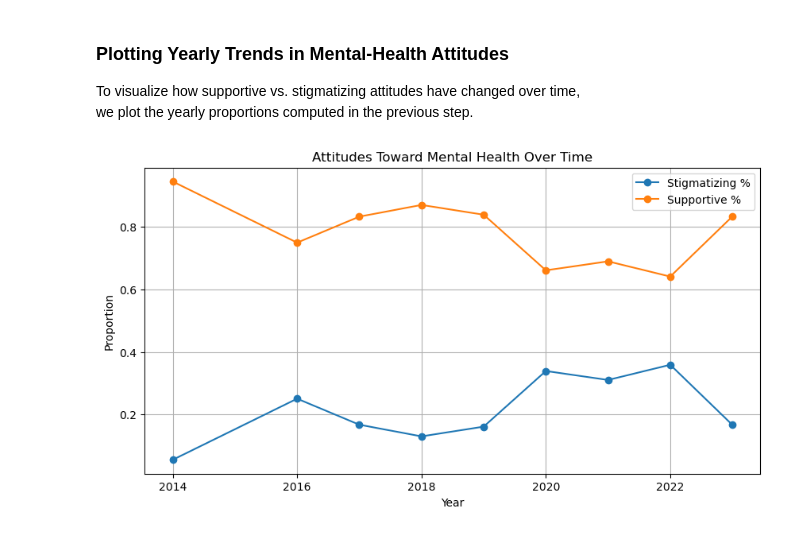
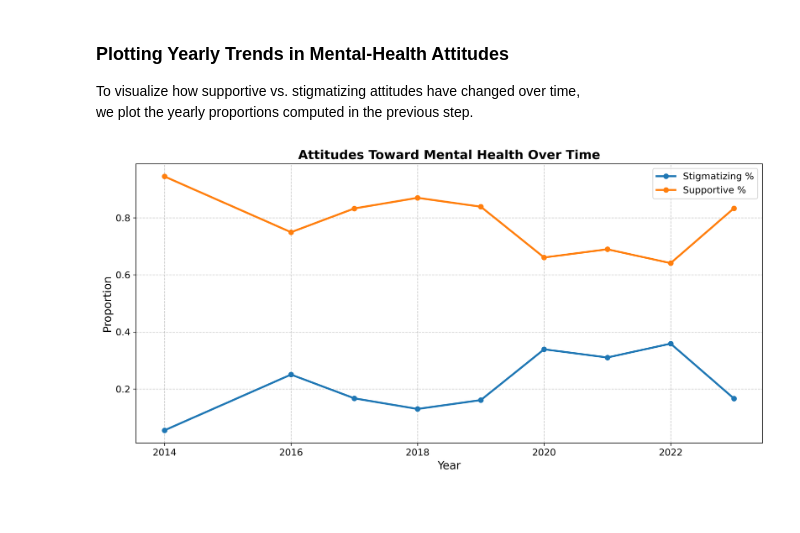
Before and after one commit to karelallik/Mental-Health-in-Tech, a Jupyter notebook: notebooks/goal3_detect_stigmatizing_vs_supportive_language.ipynb, the cells around one changed output. Saved outputs shown, nothing was run; the diff lists cells and outputs as text; code cells hidden in the pictures; blank space fills up the shorter version.

Commit message:
Add better formating, save graph as PDF

```diff
--- a/notebooks/goal3_detect_stigmatizing_vs_supportive_language.ipynb
+++ b/notebooks/goal3_detect_stigmatizing_vs_supportive_language.ipynb
@@ -1265,15 +1358,46 @@ we plot the yearly proportions computed in the previous step.
 # %%
 import matplotlib.pyplot as plt
 
-plt.figure(figsize=(10,5))
-plt.plot(trend["year"], trend["share_stigmatizing"], marker="o", label="Stigmatizing %")
-plt.plot(trend["year"], trend["share_supportive"], marker="o", label="Supportive %")
+plt.figure(figsize=(12, 6), dpi=300)
 
-plt.title("Attitudes Toward Mental Health Over Time")
-plt.xlabel("Year")
-plt.ylabel("Proportion")
-plt.grid(True)
-plt.legend()
+# Stigmatizing line
+plt.plot(
+    trend["year"],
+    trend["share_stigmatizing"],
+    marker="o",
+    linewidth=2.5,
+    label="Stigmatizing %",
+)
+
+# Supportive line
+plt.plot(
+    trend["year"],
+    trend["share_supportive"],
+    marker="o",
+    linewidth=2.5,
+    label="Supportive %",
+)
+
+# Labels
+plt.title("Attitudes Toward Mental Health Over Time", fontsize=16, fontweight="bold")
+plt.xlabel("Year", fontsize=14)
+plt.ylabel("Proportion", fontsize=14)
+
+# Tick adjustments
+plt.tick_params(axis="both", which="major", labelsize=12)
+
+# Grid
+plt.grid(True, linestyle="--", alpha=0.7)
+
+# Legend
+plt.legend(fontsize=12)
+
+# Tight layout
+plt.tight_layout()
+
+# Salvesta pildid (tee vajadusel kaust 'figures')
+plt.savefig("../figures/attitudes_trend.pdf", format="pdf", bbox_inches="tight")
+
 plt.show()
 # %% [output]
-[figure, old version]
+[figure, new version]
```
Also changed, not shown: parts of 22 cells of this notebook, 1 other file.
